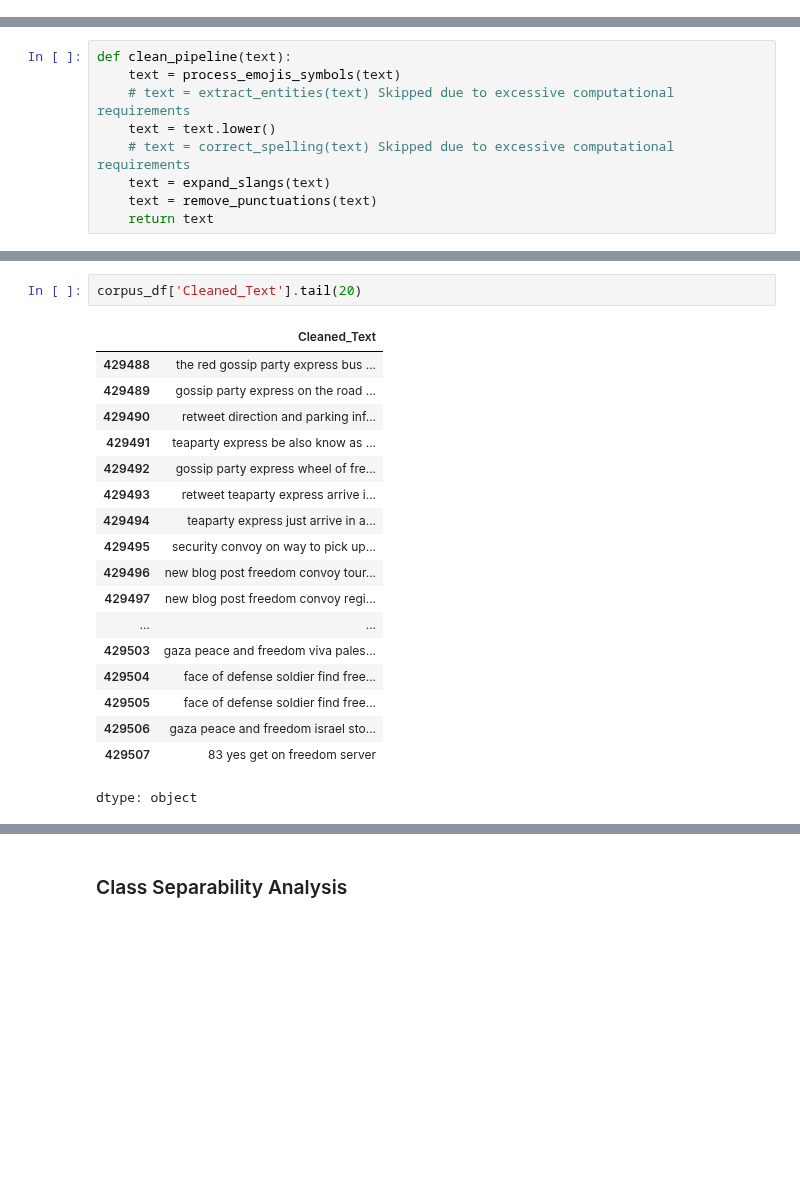
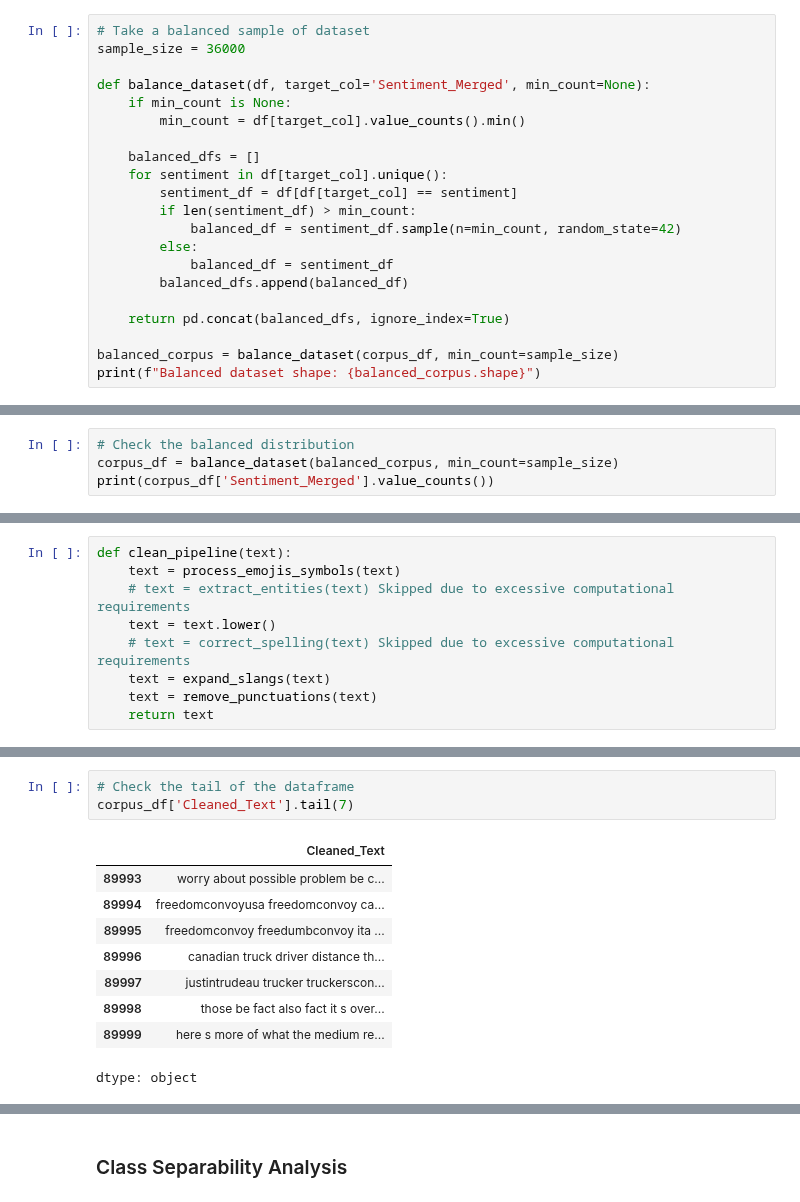
Before and after one commit to LCIT-AISC-T3-S25/Group2, a Jupyter notebook: NLP/Clifford/NLP_Case_Study_2_Group_2_Clifford_Addison_1.ipynb, the cells around one changed output, grey strips where cells are left out. Saved outputs shown, nothing was run; the diff lists cells and outputs as text; blank space fills up the shorter version.

```diff
--- a/NLP/Clifford/NLP_Case_Study_2_Group_2_Clifford_Addison_1.ipynb
+++ b/NLP/Clifford/NLP_Case_Study_2_Group_2_Clifford_Addison_1.ipynb
@@ -106,0 +146,21 @@ Name: count, dtype: int64
+# %%
+# Take a balanced sample of dataset
+sample_size = 36000
+
+def balance_dataset(df, target_col='Sentiment_Merged', min_count=None):
+    if min_count is None:
+        min_count = df[target_col].value_counts().min()
+
+    balanced_dfs = []
+    for sentiment in df[target_col].unique():
+        sentiment_df = df[df[target_col] == sentiment]
+        if len(sentiment_df) > min_count:
+            balanced_df = sentiment_df.sample(n=min_count, random_state=42)
+        else:
+            balanced_df = sentiment_df
+        balanced_dfs.append(balanced_df)
+
+    return pd.concat(balanced_dfs, ignore_index=True)
+
+balanced_corpus = balance_dataset(corpus_df, min_count=sample_size)
+print(f"Balanced dataset shape: {balanced_corpus.shape}")
@@ -106,0 +169,4 @@ Name: count, dtype: int64
+# %%
+# Check the balanced distribution
+corpus_df = balance_dataset(balanced_corpus, min_count=sample_size)
+print(corpus_df['Sentiment_Merged'].value_counts())
@@ -397,22 +503,14 @@ corpus_df.head()
-# %%
-corpus_df['Cleaned_Text'].tail(20)
-# %% [output]
-|  | Cleaned_Text |
-| 429488 | the red gossip party express bus ... |
-| 429489 | gossip party express on the road ... |
-| 429490 | retweet direction and parking inf... |
-| 429491 | teaparty express be also know as ... |
-| 429492 | gossip party express wheel of fre... |
-| 429493 | retweet teaparty express arrive i... |
-| 429494 | teaparty express just arrive in a... |
-| 429495 | security convoy on way to pick up... |
-| 429496 | new blog post freedom convoy tour... |
-| 429497 | new blog post freedom convoy regi... |
-| ... | ... |
-| 429503 | gaza peace and freedom viva pales... |
-| 429504 | face of defense soldier find free... |
-| 429505 | face of defense soldier find free... |
-| 429506 | gaza peace and freedom israel sto... |
-| 429507 | 83 yes get on freedom server |
-dtype: object
+# %%
+# Check the tail of the dataframe
+corpus_df['Cleaned_Text'].tail(7)
+# %% [output]
+|  | Cleaned_Text |
+| 89993 | worry about possible problem be c... |
+| 89994 | freedomconvoyusa freedomconvoy ca... |
+| 89995 | freedomconvoy freedumbconvoy ita ... |
+| 89996 | canadian truck driver distance th... |
+| 89997 | justintrudeau trucker truckerscon... |
+| 89998 | those be fact also fact it s over... |
+| 89999 | here s more of what the medium re... |
+dtype: object
 # %%
```
Also changed, not shown: parts of 36 cells of this notebook.
